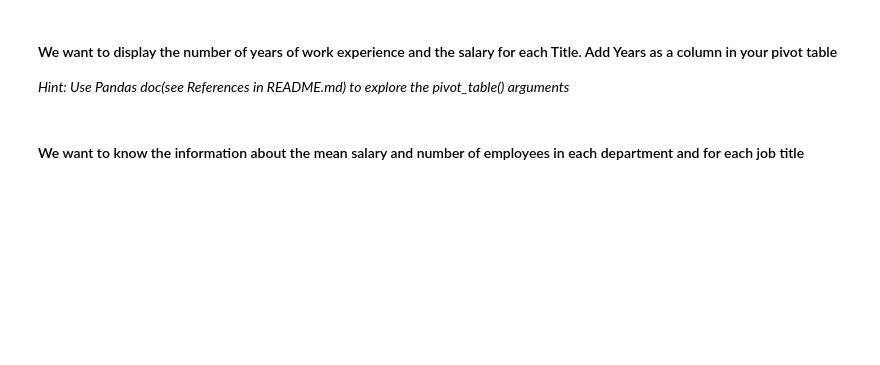
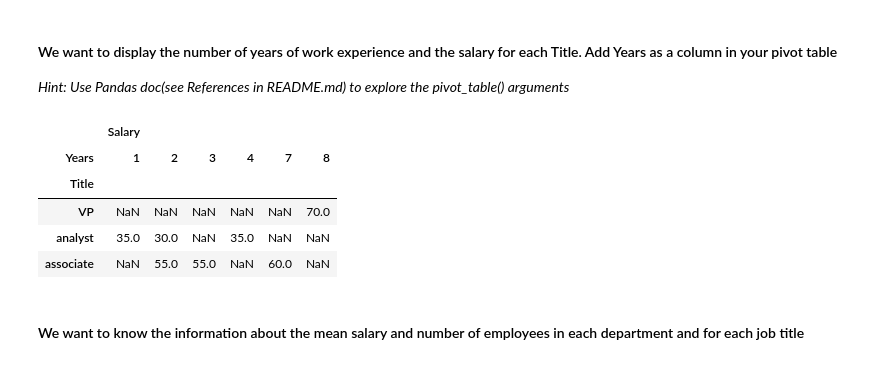
Before and after one commit to Ironhack-Data-Madrid-Octubre-2023/5.1-lab_pivot_table_and_correlation, a Jupyter notebook: your_code/main.ipynb, the cells around one changed output. Drawn from its saved outputs; the diff is of its cells as text; code cells hidden in the pictures; blank space fills up the shorter version.

```diff
--- a/your_code/main.ipynb
+++ b/your_code/main.ipynb
@@ -43,7 +78,18 @@ employe=pd.DataFrame(data)
 #### We want to display the number of years of work experience and the salary for each Title. Add Years as a column in your pivot table
 *Hint: Use Pandas doc(see References in README.md) to explore the pivot_table() arguments*
 # %%
-# your answer here
+# your answer here:
+
+employee.pivot_table(index=['Title'],
+                     columns=['Years'],
+                     values=['Salary'])
+# %% [output]
+|  | Salary |  |  |  |  |  |
+| Years | 1 | 2 | 3 | 4 | 7 | 8 |
+| Title |  |  |  |  |  |  |
+| VP | NaN | NaN | NaN | NaN | NaN | 70.0 |
+| analyst | 35.0 | 30.0 | NaN | 35.0 | NaN | NaN |
+| associate | NaN | 55.0 | 55.0 | NaN | 60.0 | NaN |
 # %% [markdown]
 #### We want to know the information about the mean salary and number of employees in each department and for each job title
 # %%
```
Also changed, not shown: parts of 17 cells of this notebook.
